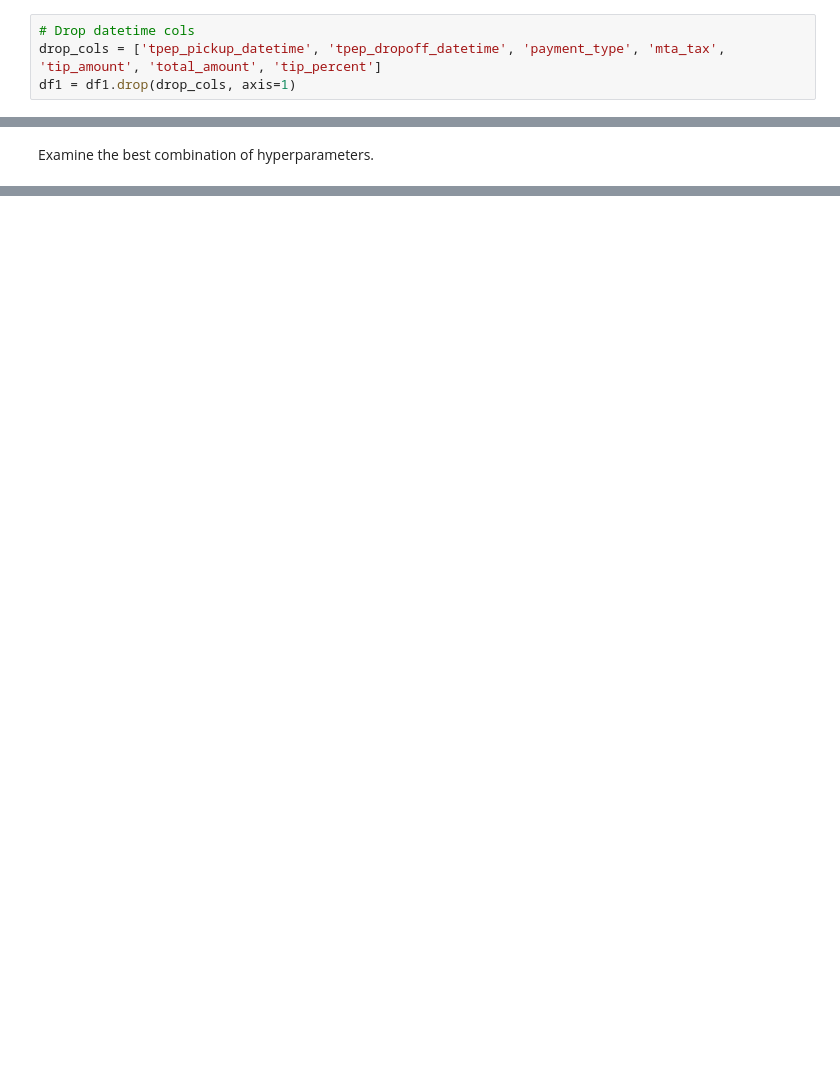
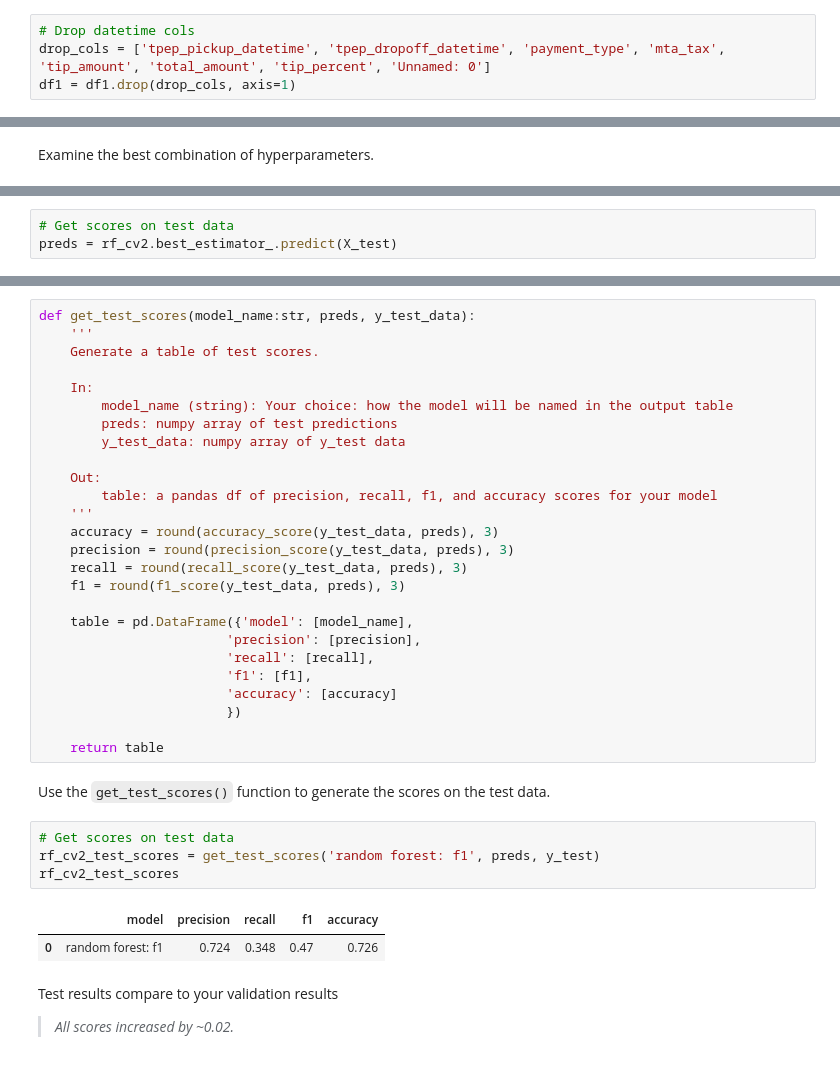
Before and after one commit to farahdahir/Automatidata, a Jupyter notebook: automatidata.ipynb, the cells around one changed output, grey strips where cells are left out. Cells and saved outputs as stored; diff of their text form; blank space fills up the shorter version.

```diff
--- a/automatidata.ipynb
+++ b/automatidata.ipynb
@@ -1048,7 +1048,7 @@ Since much of the information contained in the pickup and dropoff columns have b
 Also drop the columns that are constant or that contain information that would be a proxy for the target variable. For example, `total_amount` contains `tip_amount`, and therefore `tip_percent`, if used with `**fare_amount**`. And `mta_tax` is $0.50 99.6% of the time, so it's not adding any predictive signal to the model.
 # %%
 # Drop datetime cols
-drop_cols = ['tpep_pickup_datetime', 'tpep_dropoff_datetime', 'payment_type', 'mta_tax', 'tip_amount', 'total_amount', 'tip_percent']
+drop_cols = ['tpep_pickup_datetime', 'tpep_dropoff_datetime', 'payment_type', 'mta_tax', 'tip_amount', 'total_amount', 'tip_percent', 'Unnamed: 0']
 df1 = df1.drop(drop_cols, axis=1)
 # %% [markdown]
 `RatecodeID`, `PULocationID`, `DOLocationID`: these columns are numeric, but they actually encode categorical information. To make these columns recognizable to the `get_dummies()` function as categorical variables, convert them to `type(str)`.
@@ -1170,0 +1313,3 @@ Create a function to output all of the scores of your model.
+# %%
+# Get scores on test data
+preds = rf_cv2.best_estimator_.predict(X_test)
@@ -1170,0 +1318,39 @@ Create a function to output all of the scores of your model.
+# %%
+def get_test_scores(model_name:str, preds, y_test_data):
+    '''
+    Generate a table of test scores.
+
+    In:
+        model_name (string): Your choice: how the model will be named in the output table
+        preds: numpy array of test predictions
+        y_test_data: numpy array of y_test data
+
+    Out:
+        table: a pandas df of precision, recall, f1, and accuracy scores for your model
+    '''
+    accuracy = round(accuracy_score(y_test_data, preds), 3)
+    precision = round(precision_score(y_test_data, preds), 3)
+    recall = round(recall_score(y_test_data, preds), 3)
+    f1 = round(f1_score(y_test_data, preds), 3)
+
+    table = pd.DataFrame({'model': [model_name],
+                        'precision': [precision],
+                        'recall': [recall],
+                        'f1': [f1],
+                        'accuracy': [accuracy]
+                        })
+
+    return table
+# %% [markdown]
+Use the `get_test_scores()` function to generate the scores on the test data.
+# %%
+# Get scores on test data
+rf_cv2_test_scores = get_test_scores('random forest: f1', preds, y_test)
+rf_cv2_test_scores
+# %% [output]
+|  | model | precision | recall | f1 | accuracy |
+| 0 | random forest: f1 | 0.724 | 0.348 | 0.47 | 0.726 |
+# %% [markdown]
+Test results compare to your validation results
+
+> _All scores increased by ~0.02._
```
Also changed, not shown: parts of 54 cells of this notebook, 3 other files.
